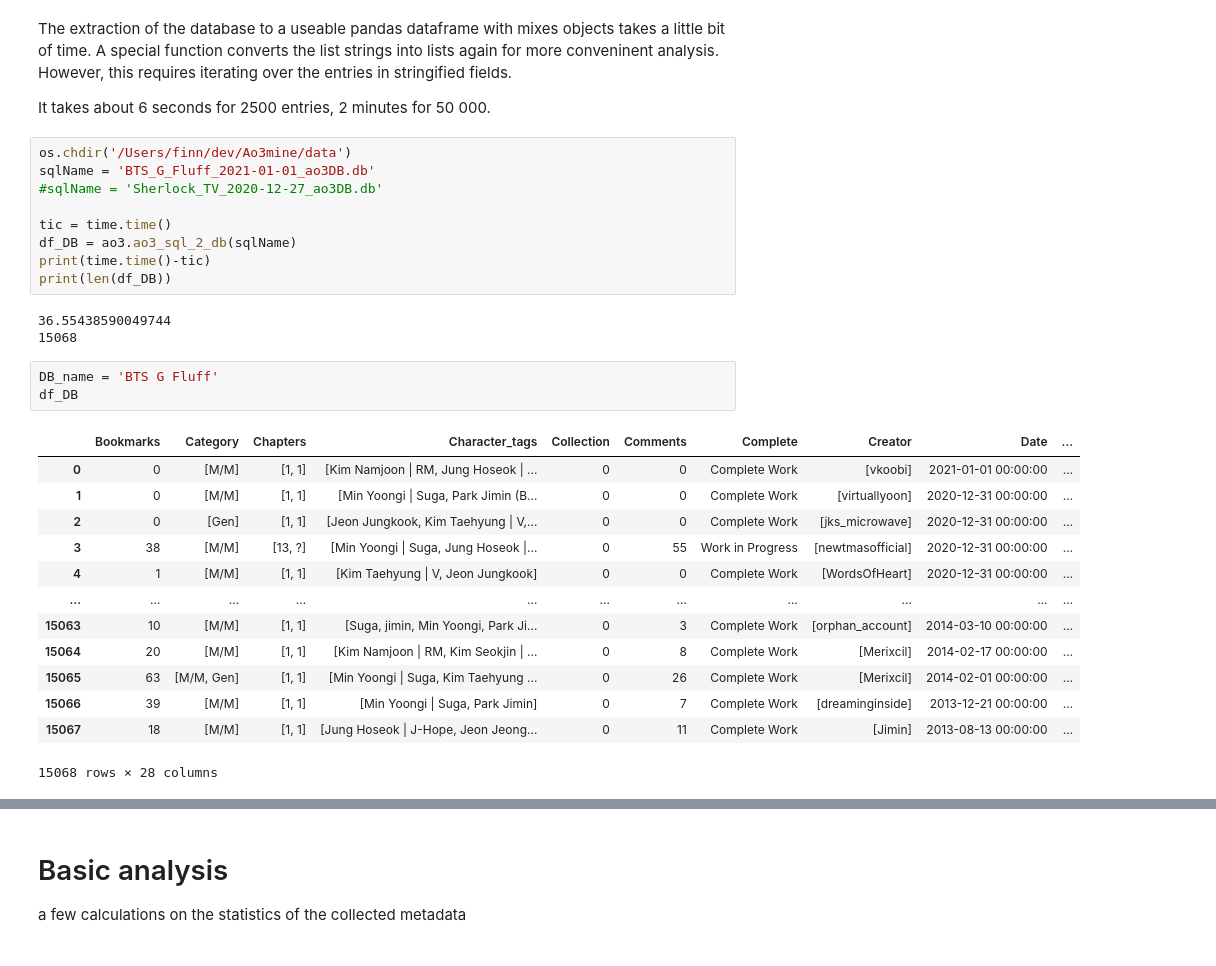
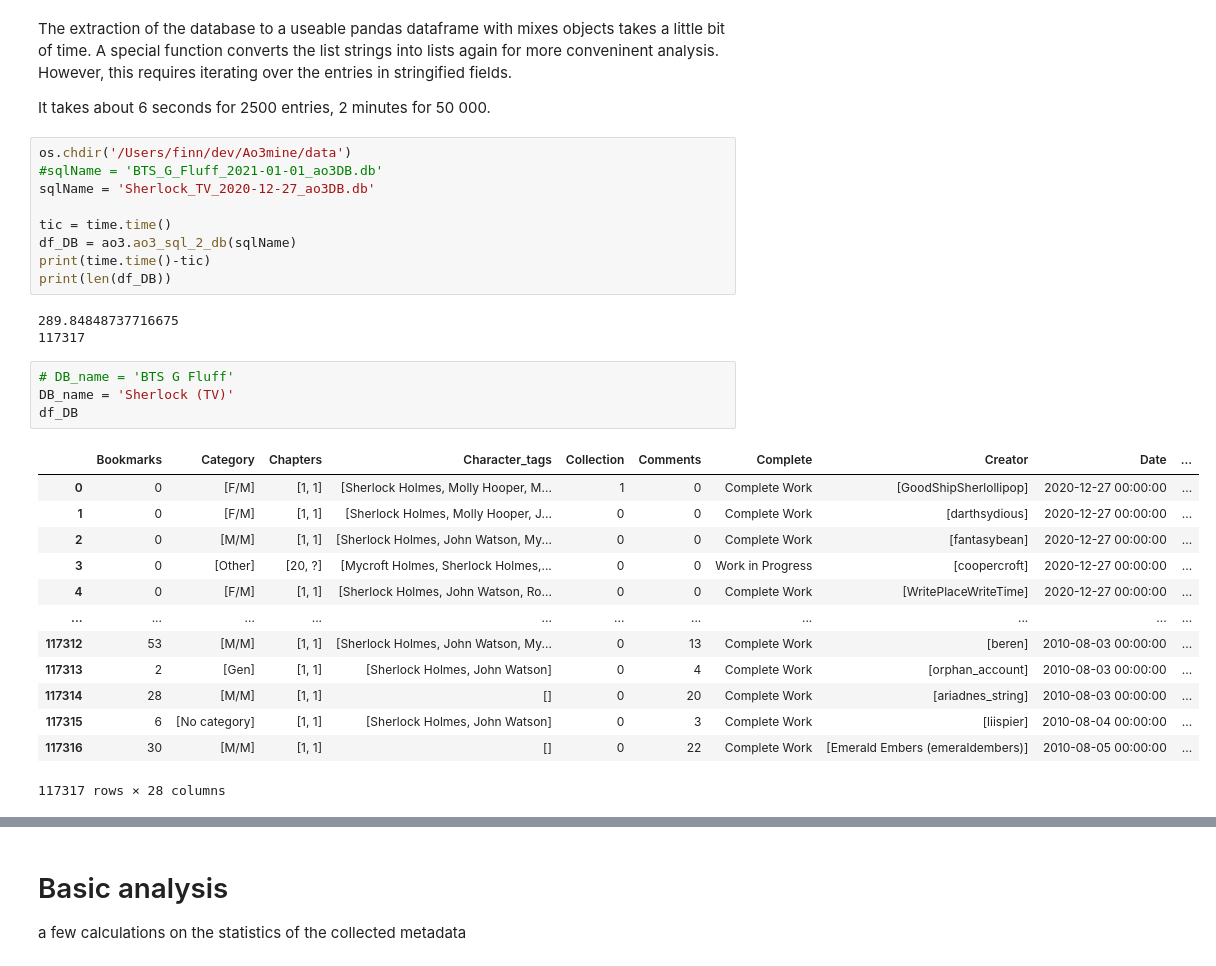
Before and after one commit to finn42/ao3mine, a Jupyter notebook: Analysis_Demo.ipynb, the cells around one changed output, grey strips where cells are left out. Drawn from its saved outputs; the diff is of its cells as text.

```diff
--- a/Analysis_Demo.ipynb
+++ b/Analysis_Demo.ipynb
@@ -41,33 +46,34 @@ The extraction of the database to a useable pandas dataframe with mixes objects
 It takes about 6 seconds for 2500 entries, 2 minutes for 50 000.
 # %%
 os.chdir('/Users/finn/dev/Ao3mine/data')
-sqlName = 'BTS_G_Fluff_2021-01-01_ao3DB.db'
-#sqlName = 'Sherlock_TV_2020-12-27_ao3DB.db'
+#sqlName = 'BTS_G_Fluff_2021-01-01_ao3DB.db'
+sqlName = 'Sherlock_TV_2020-12-27_ao3DB.db'
 
 tic = time.time()
 df_DB = ao3.ao3_sql_2_db(sqlName)
 print(time.time()-tic)
 print(len(df_DB))
 # %% [output]
-36.55438590049744
-15068
+289.84848737716675
+117317
 # %%
-DB_name = 'BTS G Fluff'
+# DB_name = 'BTS G Fluff'
+DB_name = 'Sherlock (TV)'
 df_DB
 # %% [output]
 |  | Bookmarks | Category | Chapters | Character_tags | Collection | Comments | Complete | Creator | Date | ... |
-| 0 | 0 | [M/M] | [1, 1] | [Kim Namjoon | RM, Jung Hoseok | ... | 0 | 0 | Complete Work | [vkoobi] | 2021-01-01 00:00:00 | ... |
-| 1 | 0 | [M/M] | [1, 1] | [Min Yoongi | Suga, Park Jimin (B... | 0 | 0 | Complete Work | [virtuallyoon] | 2020-12-31 00:00:00 | ... |
-| 2 | 0 | [Gen] | [1, 1] | [Jeon Jungkook, Kim Taehyung | V,... | 0 | 0 | Complete Work | [jks_microwave] | 2020-12-31 00:00:00 | ... |
-| 3 | 38 | [M/M] | [13, ?] | [Min Yoongi | Suga, Jung Hoseok |... | 0 | 55 | Work in Progress | [newtmasofficial] | 2020-12-31 00:00:00 | ... |
-| 4 | 1 | [M/M] | [1, 1] | [Kim Taehyung | V, Jeon Jungkook] | 0 | 0 | Complete Work | [WordsOfHeart] | 2020-12-31 00:00:00 | ... |
+| 0 | 0 | [F/M] | [1, 1] | [Sherlock Holmes, Molly Hooper, M... | 1 | 0 | Complete Work | [GoodShipSherlollipop] | 2020-12-27 00:00:00 | ... |
+| 1 | 0 | [F/M] | [1, 1] | [Sherlock Holmes, Molly Hooper, J... | 0 | 0 | Complete Work | [darthsydious] | 2020-12-27 00:00:00 | ... |
+| 2 | 0 | [M/M] | [1, 1] | [Sherlock Holmes, John Watson, My... | 0 | 0 | Complete Work | [fantasybean] | 2020-12-27 00:00:00 | ... |
+| 3 | 0 | [Other] | [20, ?] | [Mycroft Holmes, Sherlock Holmes,... | 0 | 0 | Work in Progress | [coopercroft] | 2020-12-27 00:00:00 | ... |
+| 4 | 0 | [F/M] | [1, 1] | [Sherlock Holmes, John Watson, Ro... | 0 | 0 | Complete Work | [WritePlaceWriteTime] | 2020-12-27 00:00:00 | ... |
 | ... | ... | ... | ... | ... | ... | ... | ... | ... | ... | ... |
-| 15063 | 10 | [M/M] | [1, 1] | [Suga, jimin, Min Yoongi, Park Ji... | 0 | 3 | Complete Work | [orphan_account] | 2014-03-10 00:00:00 | ... |
-| 15064 | 20 | [M/M] | [1, 1] | [Kim Namjoon | RM, Kim Seokjin | ... | 0 | 8 | Complete Work | [Merixcil] | 2014-02-17 00:00:00 | ... |
-| 15065 | 63 | [M/M, Gen] | [1, 1] | [Min Yoongi | Suga, Kim Taehyung ... | 0 | 26 | Complete Work | [Merixcil] | 2014-02-01 00:00:00 | ... |
-| 15066 | 39 | [M/M] | [1, 1] | [Min Yoongi | Suga, Park Jimin] | 0 | 7 | Complete Work | [dreaminginside] | 2013-12-21 00:00:00 | ... |
-| 15067 | 18 | [M/M] | [1, 1] | [Jung Hoseok | J-Hope, Jeon Jeong... | 0 | 11 | Complete Work | [Jimin] | 2013-08-13 00:00:00 | ... |
+| 117312 | 53 | [M/M] | [1, 1] | [Sherlock Holmes, John Watson, My... | 0 | 13 | Complete Work | [beren] | 2010-08-03 00:00:00 | ... |
+| 117313 | 2 | [Gen] | [1, 1] | [Sherlock Holmes, John Watson] | 0 | 4 | Complete Work | [orphan_account] | 2010-08-03 00:00:00 | ... |
+| 117314 | 28 | [M/M] | [1, 1] | [] | 0 | 20 | Complete Work | [ariadnes_string] | 2010-08-03 00:00:00 | ... |
+| 117315 | 6 | [No category] | [1, 1] | [Sherlock Holmes, John Watson] | 0 | 3 | Complete Work | [liispier] | 2010-08-04 00:00:00 | ... |
+| 117316 | 30 | [M/M] | [1, 1] | [] | 0 | 22 | Complete Work | [Emerald Embers (emeraldembers)] | 2010-08-05 00:00:00 | ... |
-15068 rows × 28 columns
+117317 rows × 28 columns
 # %%
 df_DB.loc[0,'Tags'][1] # test the listification of tags
 # %% [output]
```
Also changed, not shown: parts of 30 cells of this notebook, 1 other file.
